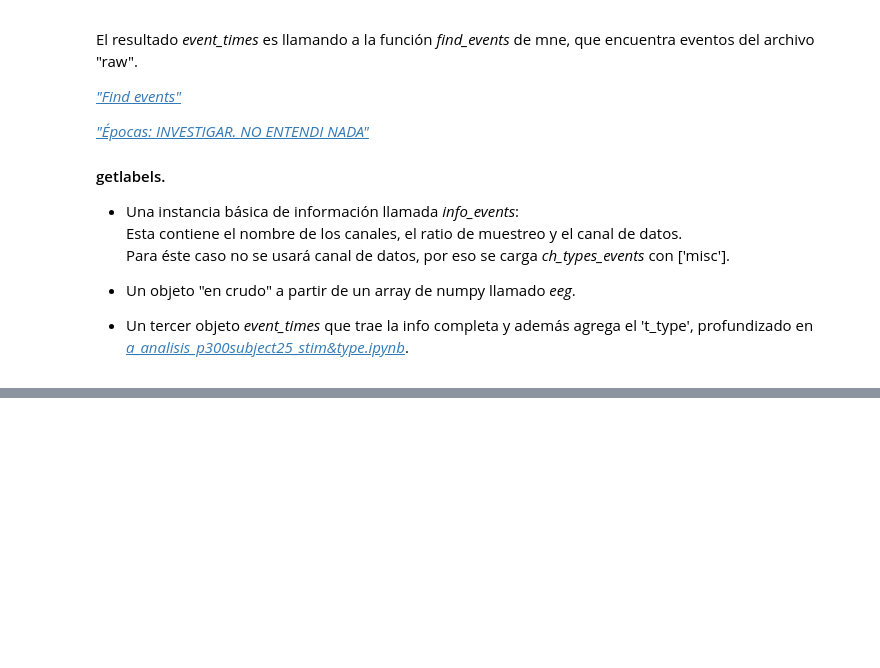
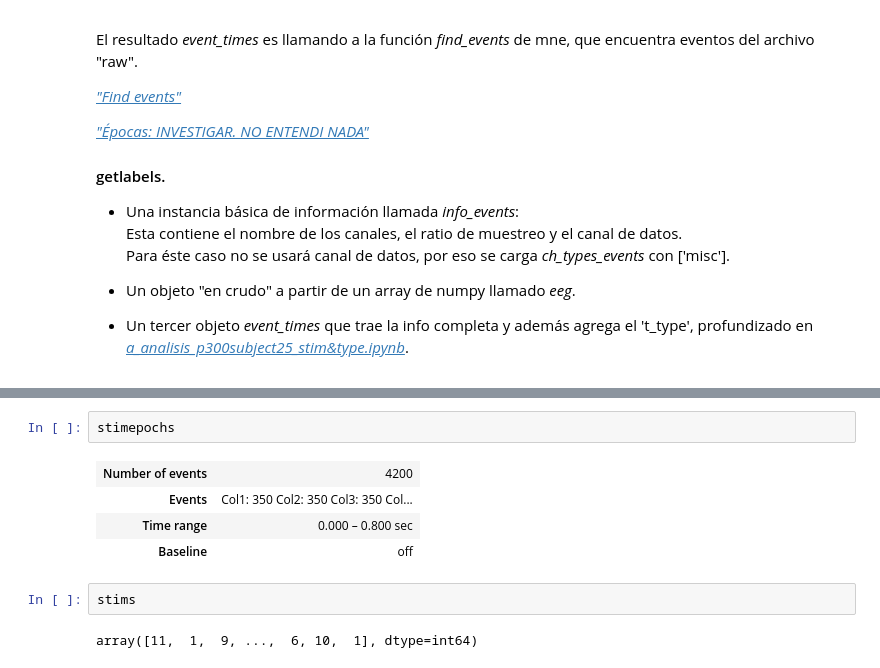
Before and after one commit to alexchavez1980/repo_tesis, a Jupyter notebook: a_analisis_DrugSignal_II.ipynb, the cells around one changed output, grey strips where cells are left out. Saved outputs shown, nothing was run; the diff lists cells and outputs as text; blank space fills up the shorter version.

```diff
--- a/a_analisis_DrugSignal_II.ipynb
+++ b/a_analisis_DrugSignal_II.ipynb
@@ -159 +197,12 @@ profundizado en [*a_analisis_p300subject25_stim&type.ipynb*](a_analisis_p300subj
+# %%
+stimepochs
+# %% [output]
+| Number of events | 4200 |
+| Events | Col1: 350 Col2: 350 Col3: 350 Col... |
+| Time range | 0.000 – 0.800 sec |
+| Baseline | off |
+# %%
+stims
+# %% [output]
+array([11,  1,  9, ...,  6, 10,  1], dtype=int64)
 # %%
```
Also changed, not shown: parts of 7 cells of this notebook, 14 other files.
